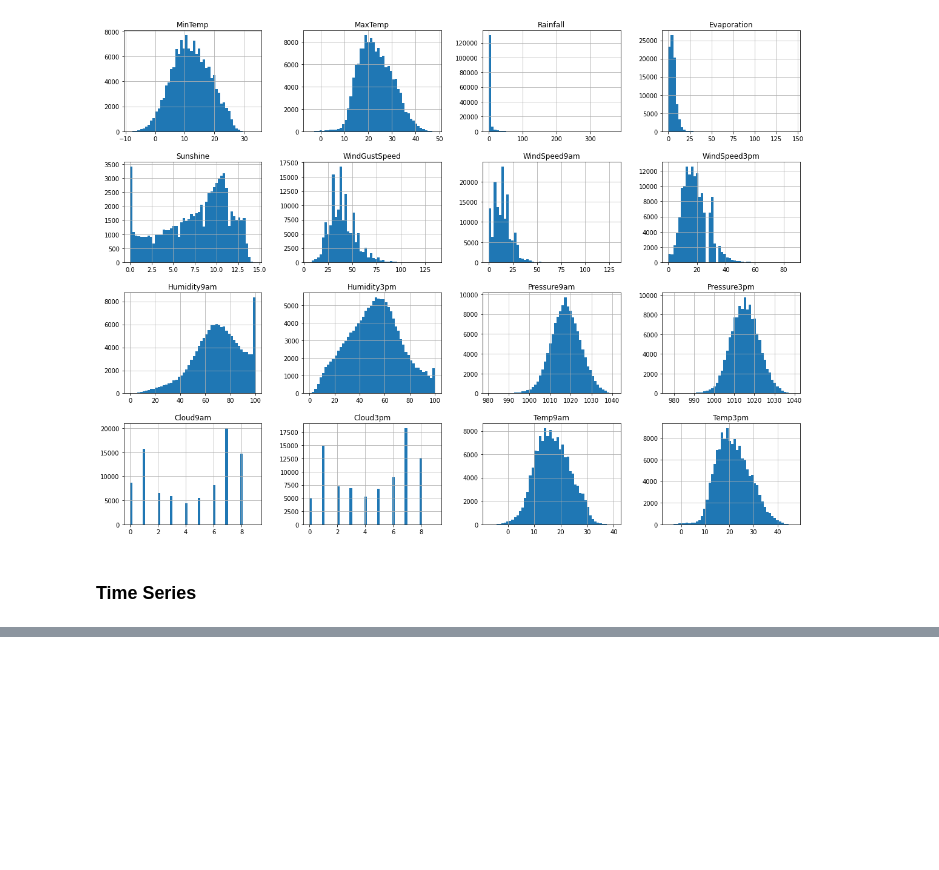
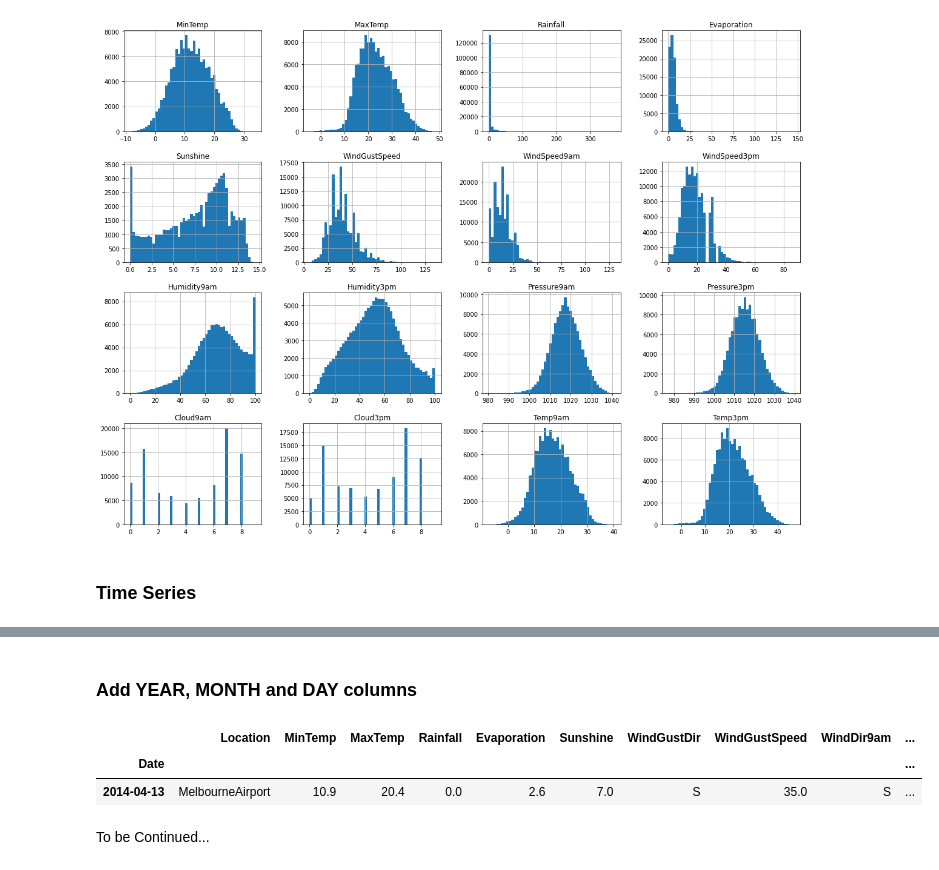
Before and after one commit to marlonrcfranco/weather-guru, a Jupyter notebook: weather_guru.ipynb, the cells around one changed output, grey strips where cells are left out. Saved outputs shown, nothing was run; the diff lists cells and outputs as text; code cells hidden in the pictures; blank space fills up the shorter version.

```diff
--- a/weather_guru.ipynb
+++ b/weather_guru.ipynb
@@ -73,0 +99,10 @@ plt.show()
+# %%
+# Replace 'Yes' and 'No' to 'True' and 'False' to infer boolean values
+weather_df.replace('(?i)yes', 'True', regex=True)
+weather_df.replace('(?i)no', 'False', regex=True)
+
+# Convert data types
+weather_df = weather_df.convert_dtypes()
+
+# Visualize new data types
+weather_df.info()
@@ -73,0 +127,14 @@ plt.show()
+# %% [markdown]
+### Add YEAR, MONTH and DAY columns
+# %%
+weather_df['YEAR'] = weather_df.index.year
+weather_df['MONTH'] = weather_df.index.month
+weather_df['DAY'] = weather_df.index.day
+
+weather_df.sample()
+# %% [output]
+|  | Location | MinTemp | MaxTemp | Rainfall | Evaporation | Sunshine | WindGustDir | WindGustSpeed | WindDir9am | ... |
+| Date |  |  |  |  |  |  |  |  |  | ... |
+| 2014-04-13 | MelbourneAirport | 10.9 | 20.4 | 0.0 | 2.6 | 7.0 | S | 35.0 | S | ... |
+# %% [markdown]
+To be Continued...
```
Also changed, not shown: parts of 14 cells of this notebook.
